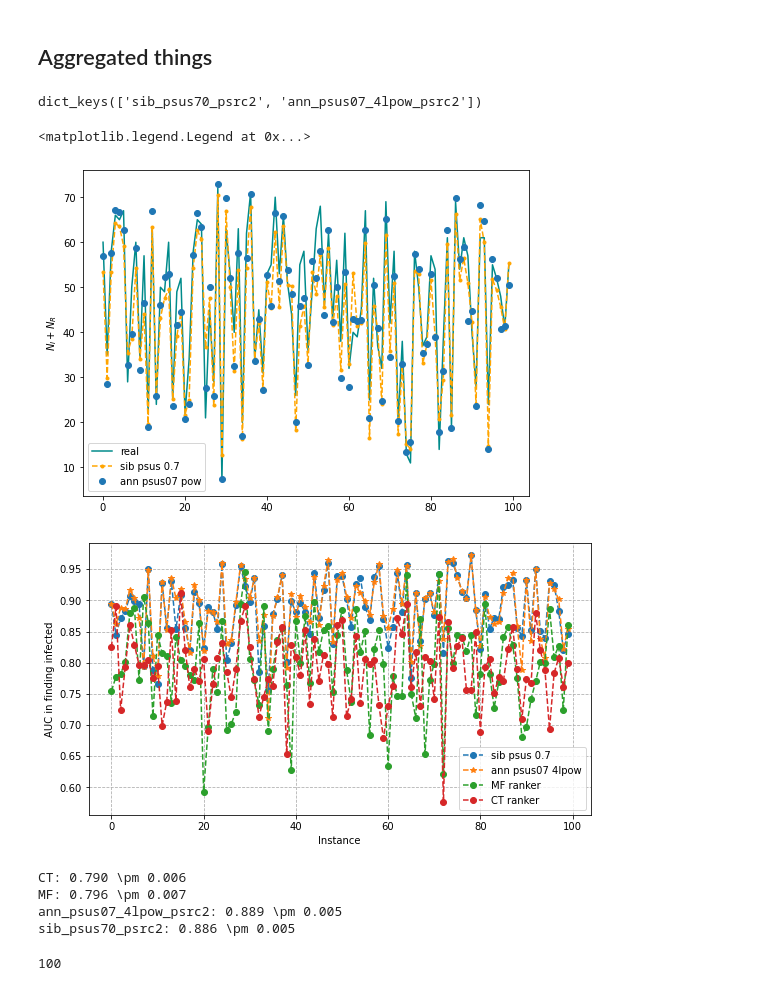
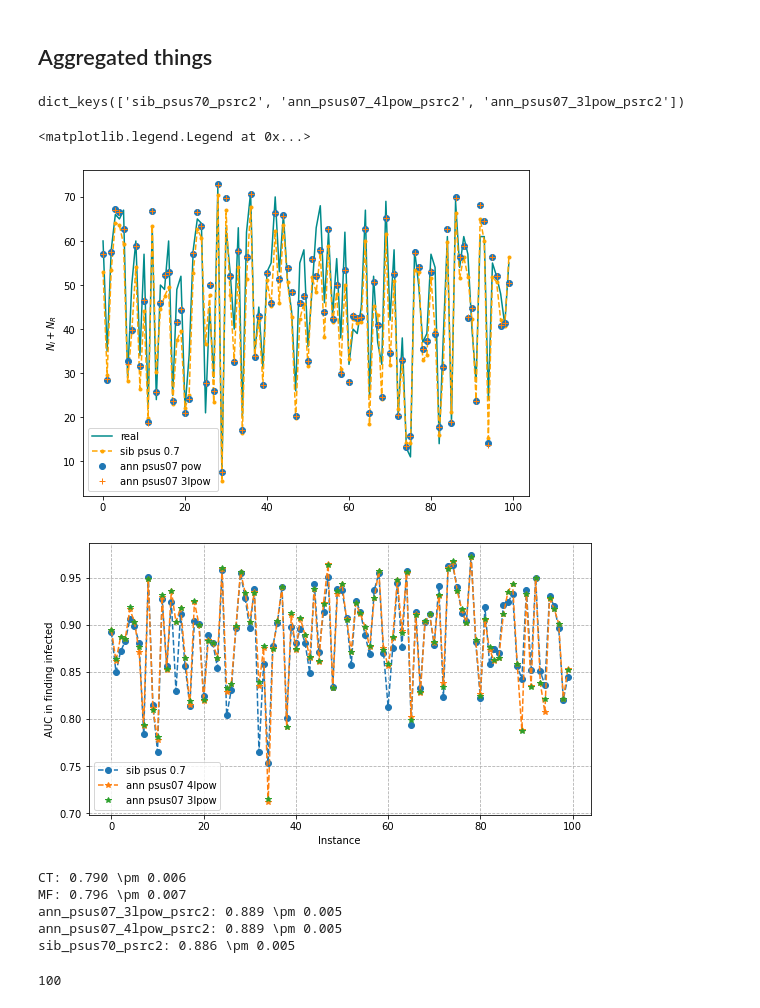
Before and after one commit to ocadni/annfore-results, a Jupyter notebook: results/risk_assessment/Parse_res_manyseeds.ipynb, the cells around one changed output. Cells and saved outputs as stored; diff of their text form; code cells hidden in the pictures.

Commit message:
Update notebooks and results for risk assessment

```diff
--- a/results/risk_assessment/Parse_res_manyseeds.ipynb
+++ b/results/risk_assessment/Parse_res_manyseeds.ipynb
@@ -515,3 +520,10 @@ margs_all["ann_psus07_4lpow_psrc2"] = load_many_inst(read_results.read_margs_ins
 # %% [output]
 /home/fmazza/projects/epi_nn_new/nnepi_res/results/risk_assessment/ann/good_new/i_bird_1src
 range(0, 100)
+# %%
+margs_all["ann_psus07_3lpow_psrc2"] = load_many_inst(read_results.read_margs_inst,
+                                        "ann/i_bird_1src/3lpow1/",
+                                        INSTANCES,
+                                        prefix=f"10kst10ks_lastobs_psus07_psrc2_",
+                                        #prefix=f"psrc4_{n_test_rnd}rnd_newfin06Bal_",
+                                        range_confs=confs_load, outprint=True)
@@ -561,7 +576,7 @@ Ninit = {k: np.stack(tuple(mar.values()))[...,0,:].sum(-2).reshape(-1,3) for k,m
 # %%
 margs_all.keys()
 # %% [output]
-dict_keys(['sib_psus70_psrc2', 'ann_psus07_4lpow_psrc2'])
+dict_keys(['sib_psus70_psrc2', 'ann_psus07_4lpow_psrc2', 'ann_psus07_3lpow_psrc2'])
 # %%
 plt.figure(figsize=(8,6))
 
@@ -579,7 +594,7 @@ plt.plot(Nfin["sib_psus70_psrc2"][:,1:].sum(-1),".--",color="orange",label="sib
 #plt.plot(Nfin["ann_psus06_4lpow"][:,1:].sum(-1),"o",label="ann psus06 pow")
 plt.plot(Nfin["ann_psus07_4lpow_psrc2"][:,1:].sum(-1),"o",label="ann psus07 pow")
 
-#plt.plot(Nfin["ann_psus07_3lpow_psrc2"][:,1:].sum(-1),"+",label="ann psus07 3lpow ")
+plt.plot(Nfin["ann_psus07_3lpow_psrc2"][:,1:].sum(-1),"+",label="ann psus07 3lpow ")
 
 #plt.plot(Nfin["ann_psus06_pow_nn"][:,1:].sum(-1),"o",label="ann psus06 pow new")
 
@@ -591,7 +606,7 @@ plt.ylabel("$N_I + N_R$")
 plt.legend()
 # %% [output]
 <matplotlib.legend.Legend at 0x...>
-[figure, old version]
+[figure, new version]
 # %%
 aucs_all = {name:
             np.array([
@@ -610,36 +625,37 @@ aucs_all.update({name:
 plt.figure(figsize=(9,5))
 #plt.plot(aucs_all["sib"], "*--",label="sib", color="black")
 #plt.plot(aucs_all["sib_psus60"], "o--",label="sib psus 0.6")
 plt.plot(aucs_all["sib_psus70_psrc2"], "o--",label="sib psus 0.7")
 
 #plt.plot(aucs_all["ann_psus06_lexp"],"*-",label="ann psus06 6lexp")
 
 #plt.plot(aucs_all["ann_psus06_4lpow"],"o--",label="ann psus06 4lpow")
 plt.plot(aucs_all["ann_psus07_4lpow_psrc2"],"*--",label="ann psus07 4lpow")
 
+plt.plot(aucs_all["ann_psus07_3lpow_psrc2"],"*",label="ann psus07 3lpow")
 
 
-plt.plot(aucs_all["MF"], "o--", label="MF ranker")
+#plt.plot(aucs_all["MF"], "o--", label="MF ranker")
 
 #plt.plot(aucs_ranks["MF_cho"], "*--", label=f"MF ch_obs ranker")
 
-plt.plot(aucs_all["CT"], "o--", label="CT ranker")
+#plt.plot(aucs_all["CT"], "o--", label="CT ranker")
 #plt.plot(aucs_ranks["CT_cho"], "*--", label="CT ch_obs ranker")
 #plt.plot(aucs_all["ann_psus06_pow"],"*--",label="ann psus06 4lpow")
 
 
 #plt.plot([1], [auc(rocs_1_m[0],rocs_1_m[1])], "o", label="big net")
 
 plt.legend()
 """plt.xlim((-0.5,4.5))
 plt.ylim((0.3
           ,0.83))"""
 plt.ylabel("AUC in finding infected")
 plt.xlabel("Instance")
 plt.grid(linestyle="--")
 #plt.savefig(f"auc_{str(INSTANCE)}.svg", bbox_inches="tight")
 # %% [output]
-[figure, old version]
+[figure, new version]
 # %%
 avg = {name: np.nanmean(r)
               for name, r in aucs_all.items()}
@@ -651,6 +667,7 @@ for k in sorted(avg.keys()):
 # %% [output]
 CT: 0.790 \pm 0.006
 MF: 0.796 \pm 0.007
+ann_psus07_3lpow_psrc2: 0.889 \pm 0.005
 ann_psus07_4lpow_psrc2: 0.889 \pm 0.005
 sib_psus70_psrc2: 0.886 \pm 0.005
 # %%
```
Also changed, not shown: parts of 21 cells of this notebook, 4 other files.
